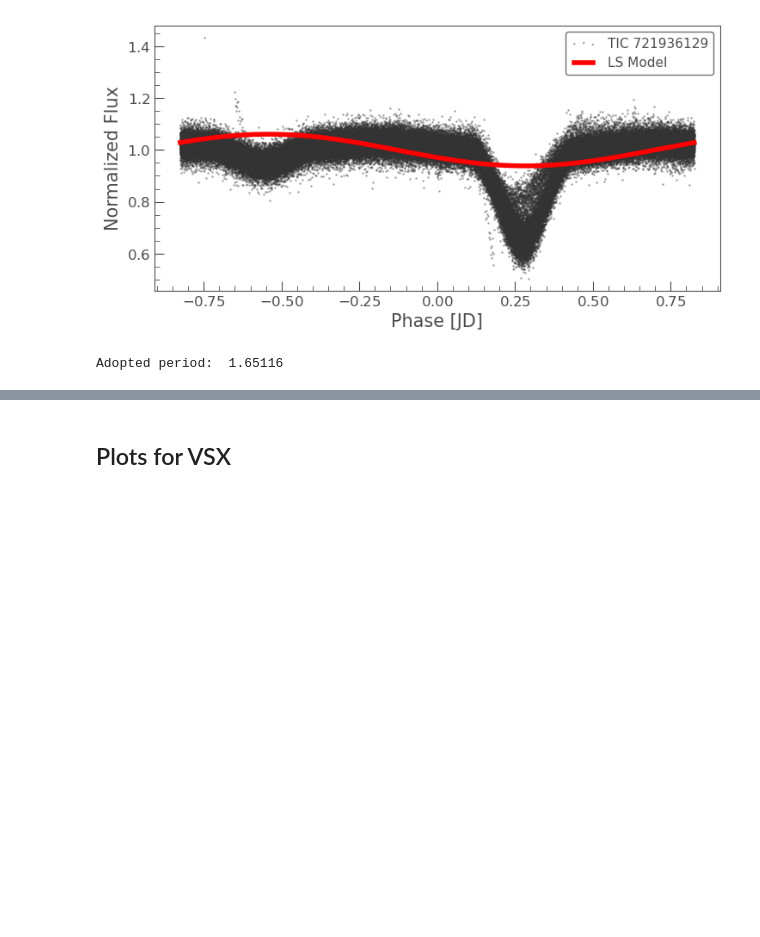
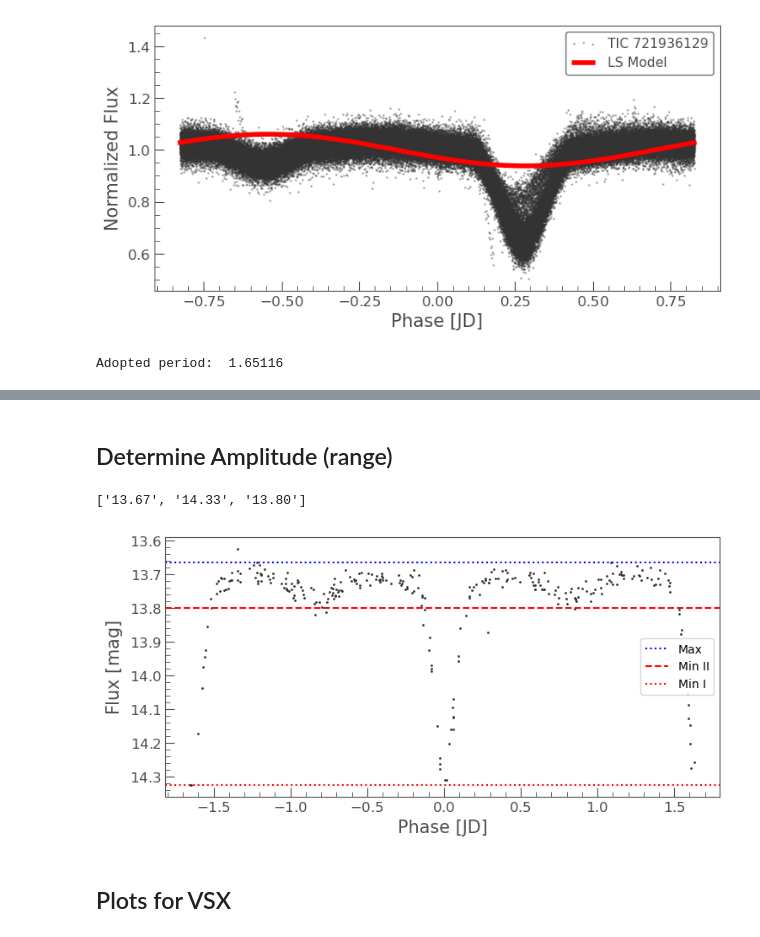
Before and after one commit to orionlee/PH_TESS_I_LightCurveViewer, a Jupyter notebook: targets/TIC_721936129_EA_based_on_contaminated_TIC_400621146.ipynb, the cells around one changed output, grey strips where cells are left out. Cells and saved outputs as stored; diff of their text form; code cells hidden in the pictures; blank space fills up the shorter version.

```diff
--- a/targets/TIC_721936129_EA_based_on_contaminated_TIC_400621146.ipynb
+++ b/targets/TIC_721936129_EA_based_on_contaminated_TIC_400621146.ipynb
@@ -539,5 +542,26 @@ Dip's depth: 0.050767399999999796
 [figure]
 [figure]
+# %% [markdown]
+## Determine Amplitude (range)
+# %%
+max_flux_mag = lc_ztf.truncate(13.64, None, column="flux").flux.min().value  #  exclude the outlier
+min_flux_mag = lc_ztf.flux.max().value
+
+# fold around Min II, find the min flux
+lc_ztf_zoom_min_ii = lc_ztf.fold(epoch_time=epoch_time_hjd + period_final / 2, period=period_final).truncate(0 - 30/24/60, 0 + 30/24/60)
+min_ii_flux_mag = lc_ztf_zoom_min_ii.flux.max().value
+min_ii_flux_mag = 13.80  # override from visual inspection
+
+lc_ztf_f = lc_ztf.fold(epoch_time=epoch_time_hjd, period=period_final * 2)  # 2x period plot
+ax = tplt.scatter(lc_ztf_f);
+ax.axhline(max_flux_mag, c="blue", linestyle="dotted", label="Max")
+ax.axhline(min_ii_flux_mag, c="red", linestyle="dashed", label="Min II")
+ax.axhline(min_flux_mag, c="red", linestyle="dotted", label="Min I")
+ax.legend();
+print([f"{v:.2f}" for v in [max_flux_mag, min_flux_mag, min_ii_flux_mag]])
+# %% [output]
+['13.67', '14.33', '13.80']
+[figure, added]
 # %% [markdown]
 ## Plots for VSX
 # %%
```
Also changed, not shown: parts of 12 cells of this notebook.
